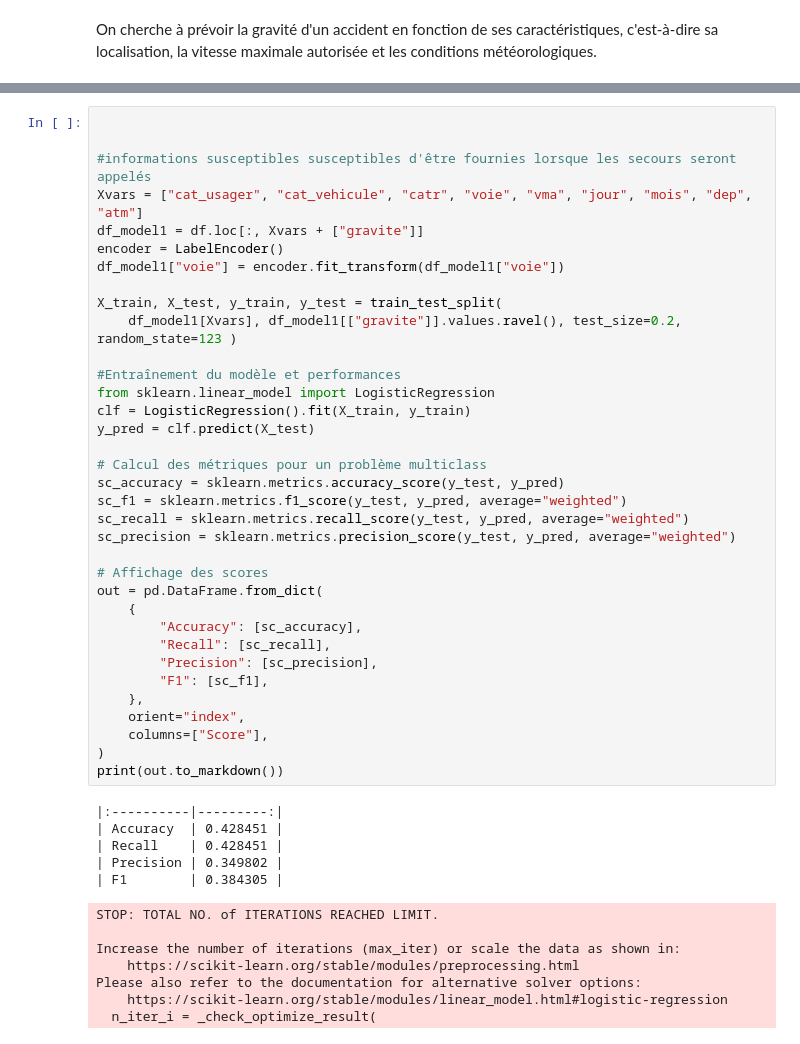
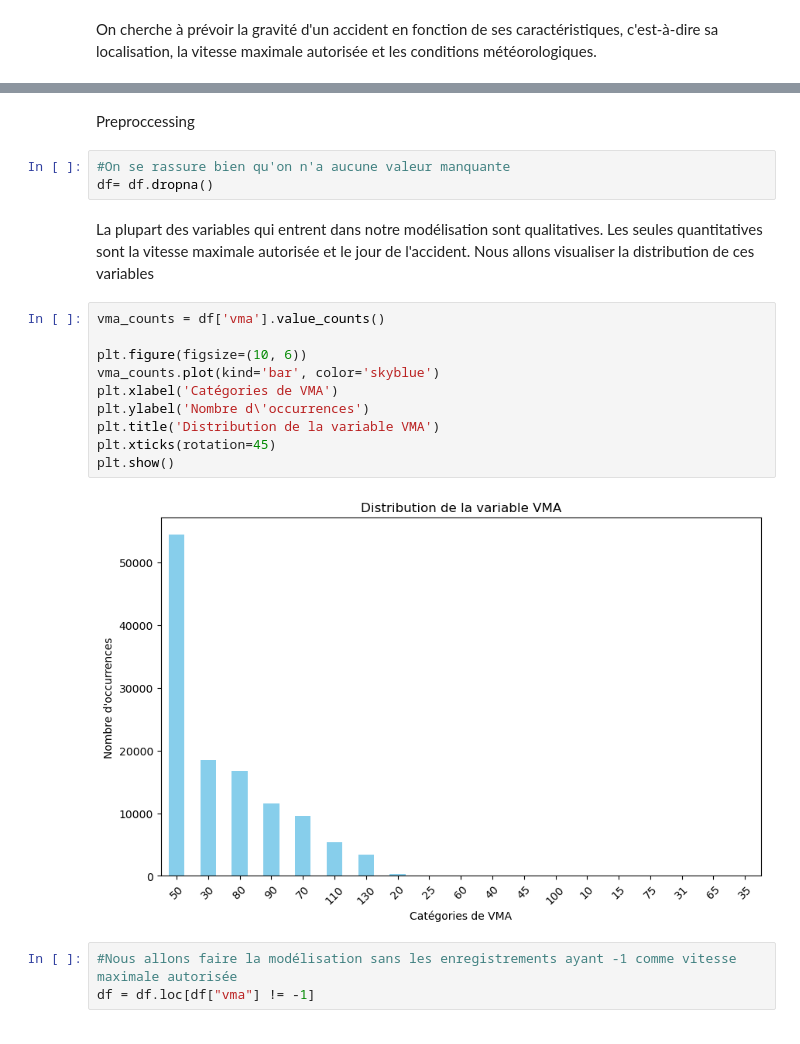
Before and after one commit to celineferbach/Projet-accidents-de-la-route, a Jupyter notebook: importation.ipynb, the cells around one changed output, grey strips where cells are left out. Saved outputs shown, nothing was run; the diff lists cells and outputs as text.

Commit message:
Modélisation

```diff
--- a/importation.ipynb
+++ b/importation.ipynb
@@ -1301,48 +1293,22 @@ Successfully installed tabulate-0.9.0
-# %%
-
-
-#informations susceptibles susceptibles d'être fournies lorsque les secours seront appelés
-Xvars = ["cat_usager", "cat_vehicule", "catr", "voie", "vma", "jour", "mois", "dep", "atm"]
-df_model1 = df.loc[:, Xvars + ["gravite"]]
-encoder = LabelEncoder()
-df_model1["voie"] = encoder.fit_transform(df_model1["voie"])
-
-X_train, X_test, y_train, y_test = train_test_split(
-    df_model1[Xvars], df_model1[["gravite"]].values.ravel(), test_size=0.2, random_state=123 )
-
-#Entraînement du modèle et performances
-from sklearn.linear_model import LogisticRegression
-clf = LogisticRegression().fit(X_train, y_train)
-y_pred = clf.predict(X_test)
-
-# Calcul des métriques pour un problème multiclass
-sc_accuracy = sklearn.metrics.accuracy_score(y_test, y_pred)
-sc_f1 = sklearn.metrics.f1_score(y_test, y_pred, average="weighted")
-sc_recall = sklearn.metrics.recall_score(y_test, y_pred, average="weighted")
-sc_precision = sklearn.metrics.precision_score(y_test, y_pred, average="weighted")
-
-# Affichage des scores
-out = pd.DataFrame.from_dict(
-    {
-        "Accuracy": [sc_accuracy],
-        "Recall": [sc_recall],
-        "Precision": [sc_precision],
-        "F1": [sc_f1],
-    },
-    orient="index",
-    columns=["Score"],
-)
-print(out.to_markdown())
-# %% [output]
-|:----------|---------:|
-| Accuracy  | 0.428451 |
-| Recall    | 0.428451 |
-| Precision | 0.349802 |
-| F1        | 0.384305 |
-STOP: TOTAL NO. of ITERATIONS REACHED LIMIT.
-
-Increase the number of iterations (max_iter) or scale the data as shown in:
-    https://scikit-learn.org/stable/modules/preprocessing.html
-Please also refer to the documentation for alternative solver options:
-    https://scikit-learn.org/stable/modules/linear_model.html#logistic-regression
-  n_iter_i = _check_optimize_result(
+# %% [markdown]
+Preproccessing
+# %%
+#On se rassure bien qu'on n'a aucune valeur manquante
+df= df.dropna()
+# %% [markdown]
+La plupart des variables qui entrent dans notre modélisation sont qualitatives. Les seules quantitatives sont la vitesse maximale autorisée et le jour de l'accident. Nous allons visualiser la distribution de ces variables
+# %%
+vma_counts = df['vma'].value_counts()
+
+plt.figure(figsize=(10, 6))
+vma_counts.plot(kind='bar', color='skyblue')
+plt.xlabel('Catégories de VMA')
+plt.ylabel('Nombre d\'occurrences')
+plt.title('Distribution de la variable VMA')
+plt.xticks(rotation=45)
+plt.show()
+# %% [output]
+[figure, added]
+# %%
+#Nous allons faire la modélisation sans les enregistrements ayant -1 comme vitesse maximale autorisée
+df = df.loc[df["vma"] != -1]
```
Also changed, not shown: parts of 12 cells of this notebook.
